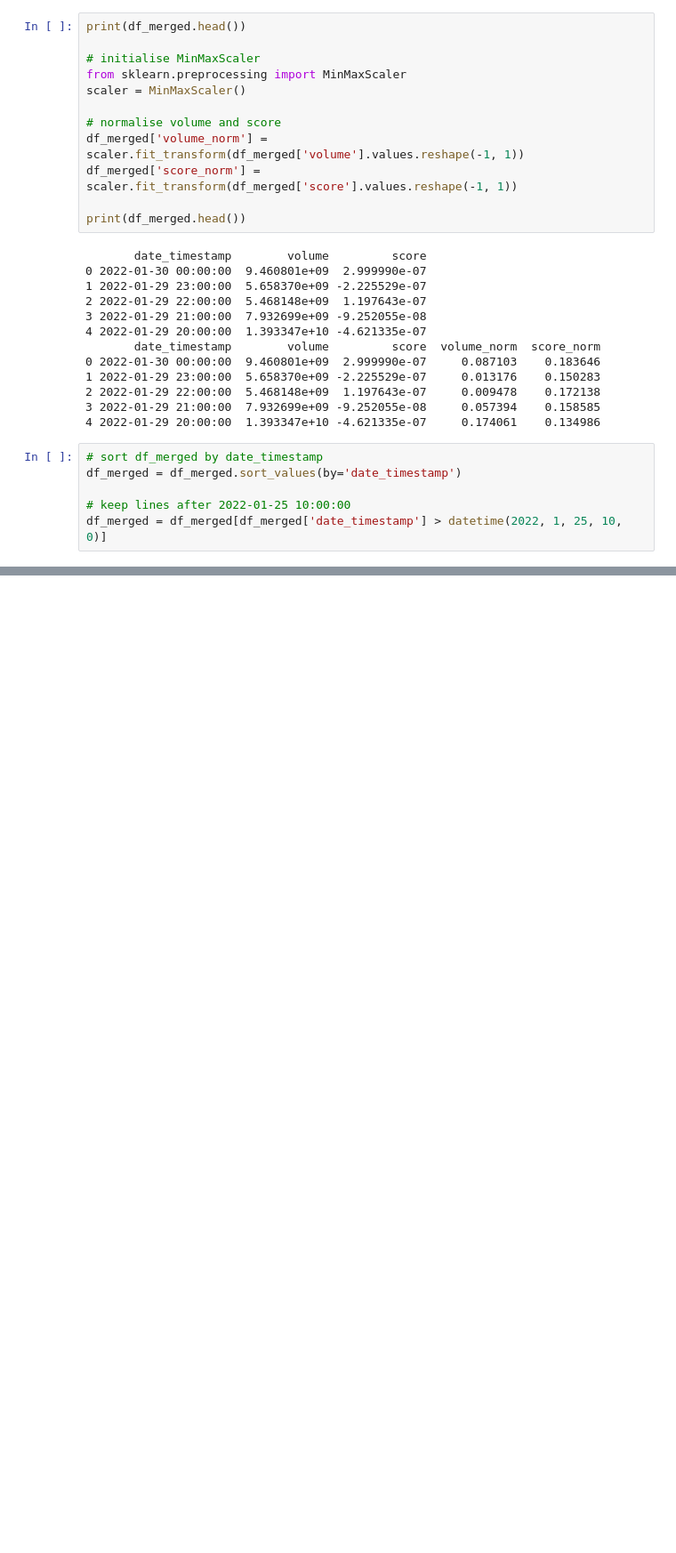
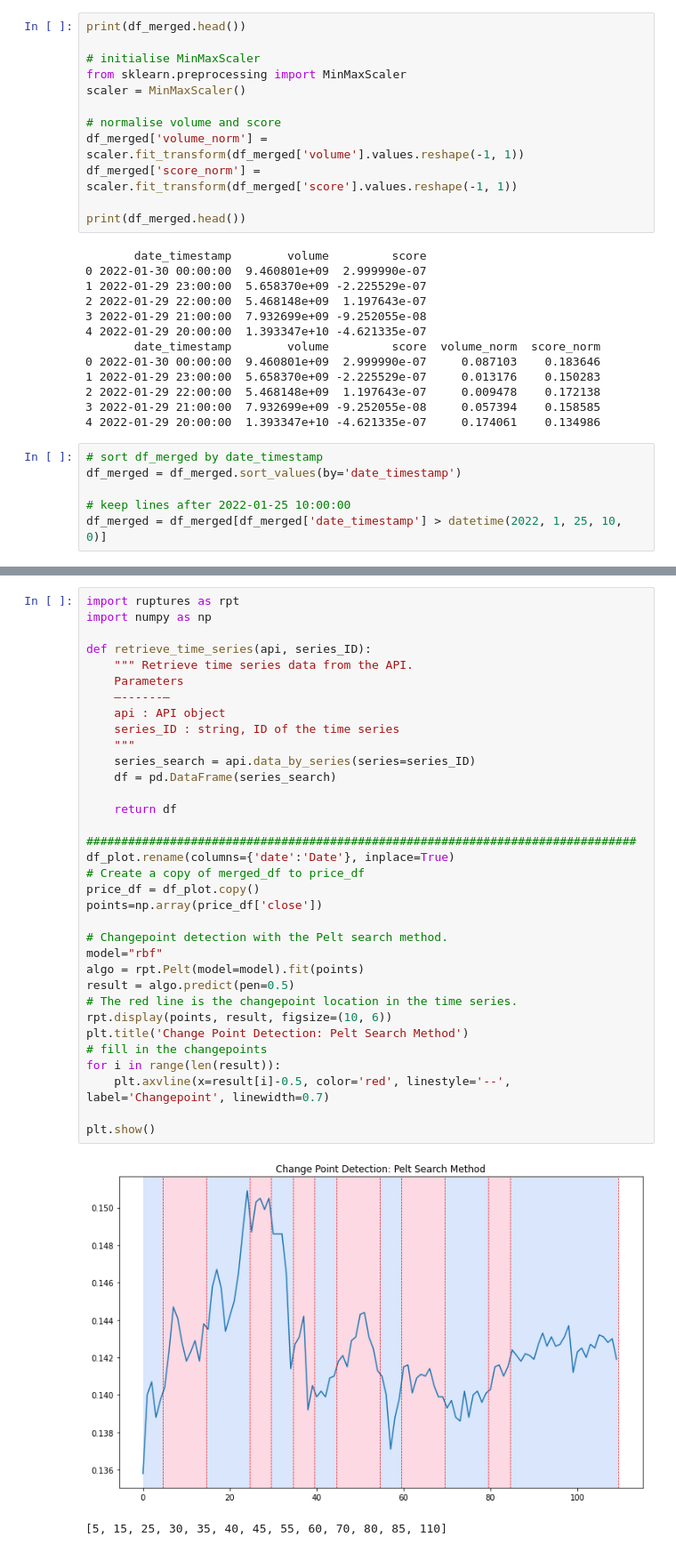
Before and after one commit to paulcodrea/crypto_price_prediction, a Jupyter notebook: 6_trading-volume.ipynb, the cells around one changed output, grey strips where cells are left out. Shown at 89% size. Cells and saved outputs as stored; diff of their text form; blank space fills up the shorter version.

Commit message:
Adding Changepoint Detection

```diff
--- a/6_trading-volume.ipynb
+++ b/6_trading-volume.ipynb
@@ -127,0 +222,37 @@ Difference between max score and max volume in hours is: 8:00:00
+# %%
+import ruptures as rpt
+import numpy as np
+
+def retrieve_time_series(api, series_ID):
+    """ Retrieve time series data from the API.
+    Parameters
+    —------—
+    api : API object
+    series_ID : string, ID of the time series
+    """
+    series_search = api.data_by_series(series=series_ID)
+    df = pd.DataFrame(series_search)
+
+    return df
+
+###############################################################################
+df_plot.rename(columns={'date':'Date'}, inplace=True)
+# Create a copy of merged_df to price_df
+price_df = df_plot.copy()
+points=np.array(price_df['close'])
+
+# Changepoint detection with the Pelt search method.
+model="rbf"
+algo = rpt.Pelt(model=model).fit(points)
+result = algo.predict(pen=0.5)
+# The red line is the changepoint location in the time series.
+rpt.display(points, result, figsize=(10, 6))
+plt.title('Change Point Detection: Pelt Search Method')
+# fill in the changepoints
+for i in range(len(result)):
+    plt.axvline(x=result[i]-0.5, color='red', linestyle='--', label='Changepoint', linewidth=0.7)
+
+plt.show()
+# %% [output]
+[figure, added]
+[5, 15, 25, 30, 35, 40, 45, 55, 60, 70, 80, 85, 110]
```
Also changed, not shown: parts of 13 cells of this notebook.
